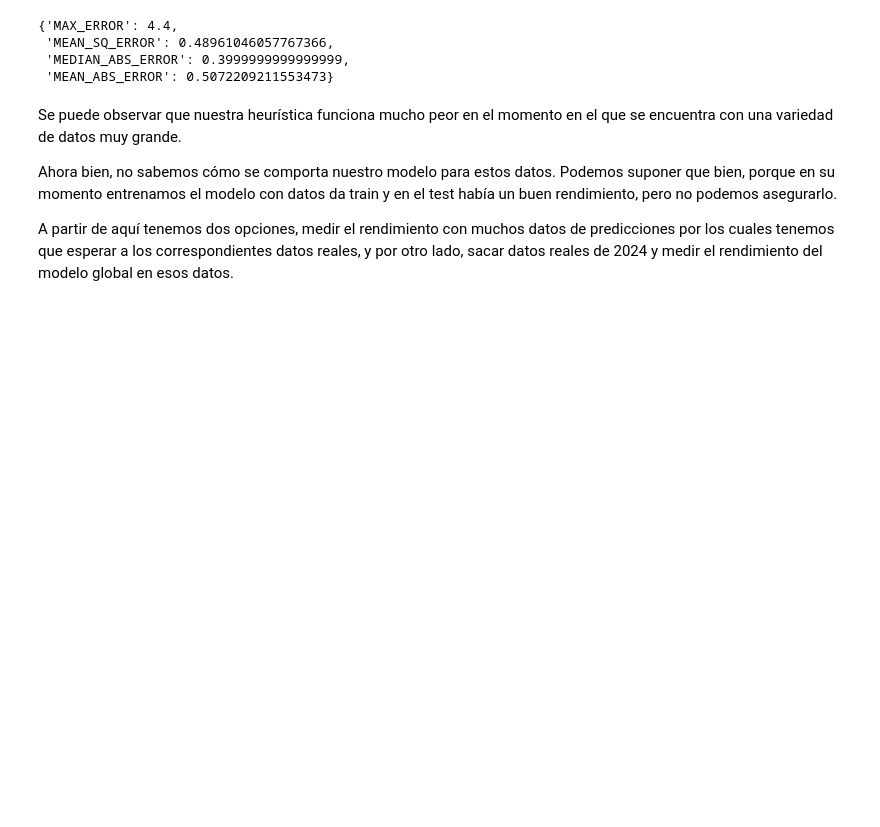
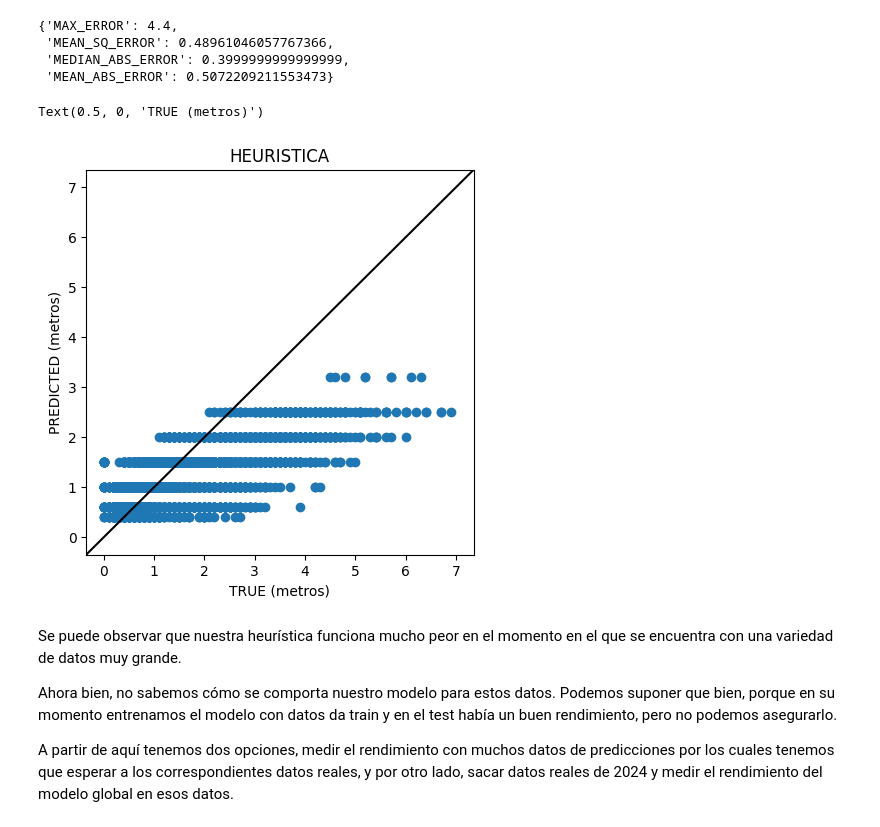
Before and after one commit to MarioBaldocchi/PD, a Jupyter notebook: forecasts/heuristica_vs_modeloDef.ipynb, the cells around one changed output. Drawn from its saved outputs; the diff is of its cells as text; code cells hidden in the pictures; blank space fills up the shorter version.

```diff
--- a/forecasts/heuristica_vs_modeloDef.ipynb
+++ b/forecasts/heuristica_vs_modeloDef.ipynb
@@ -133,6 +218,20 @@ calcular_metricas(y, predicciones_heuristica)
  'MEAN_SQ_ERROR': 0.48961046057767366,
  'MEDIAN_ABS_ERROR': 0.3999999999999999,
  'MEAN_ABS_ERROR': 0.5072209211553473}
+# %%
+## HEURISTICA
+plt.figure(figsize=(5,5))
+plt.scatter(y, predicciones_heuristica)
+#axs[0].set_xticks([i/10 for i in range(0,16)])
+#axs[0].set_yticks([i/10 for i in range(0,16)])
+plt.axline([0,0], [7, 7], color='0')
+plt.title('HEURISTICA')
+
+plt.ylabel('PREDICTED (metros)')
+plt.xlabel('TRUE (metros)')
+# %% [output]
+Text(0.5, 0, 'TRUE (metros)')
+[figure, added]
 # %% [markdown]
 Se puede observar que nuestra heurística funciona mucho peor en el momento en el que se encuentra con una variedad de datos muy grande.
 
```
Also changed, not shown: parts of 12 cells of this notebook, 1 other file.
